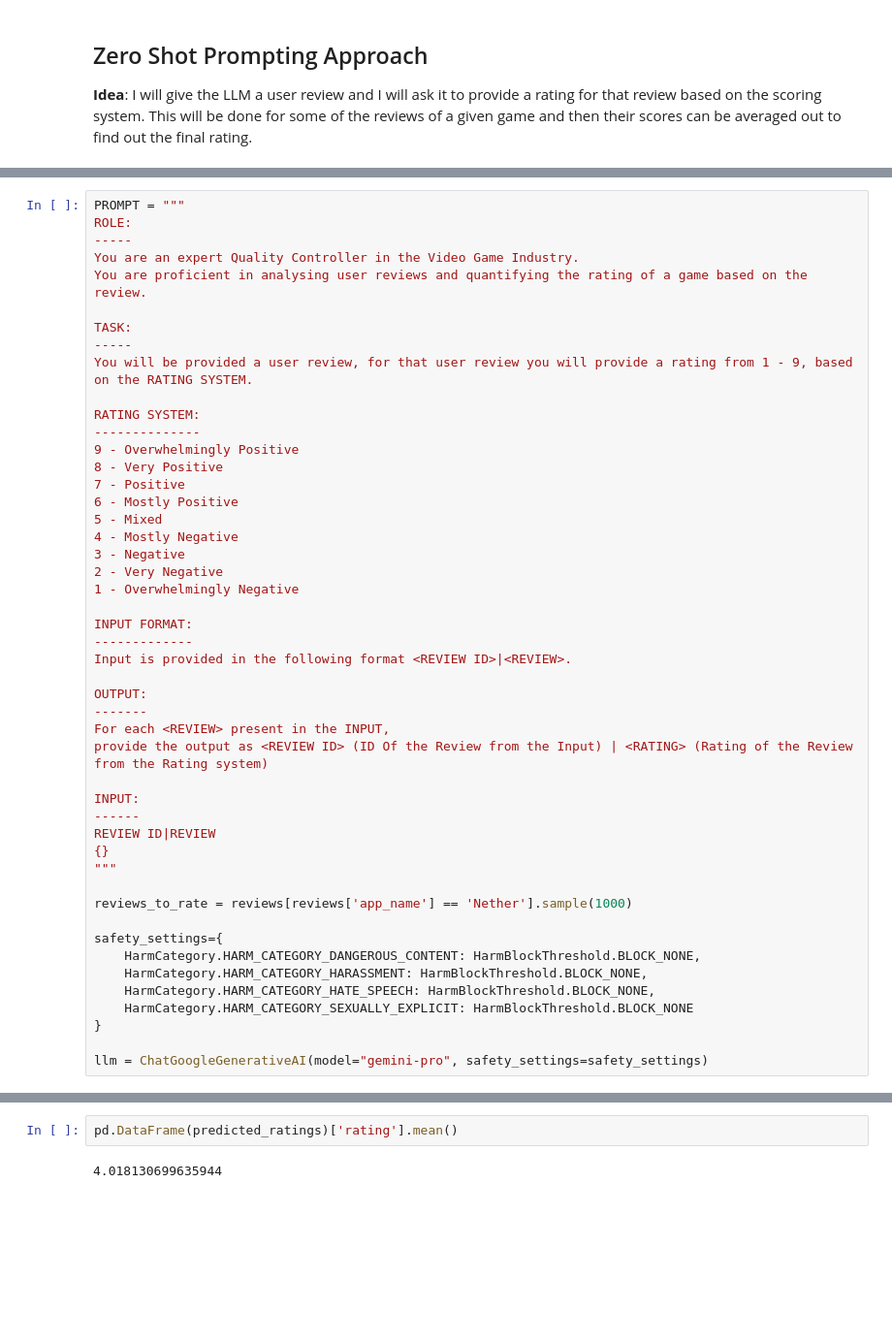
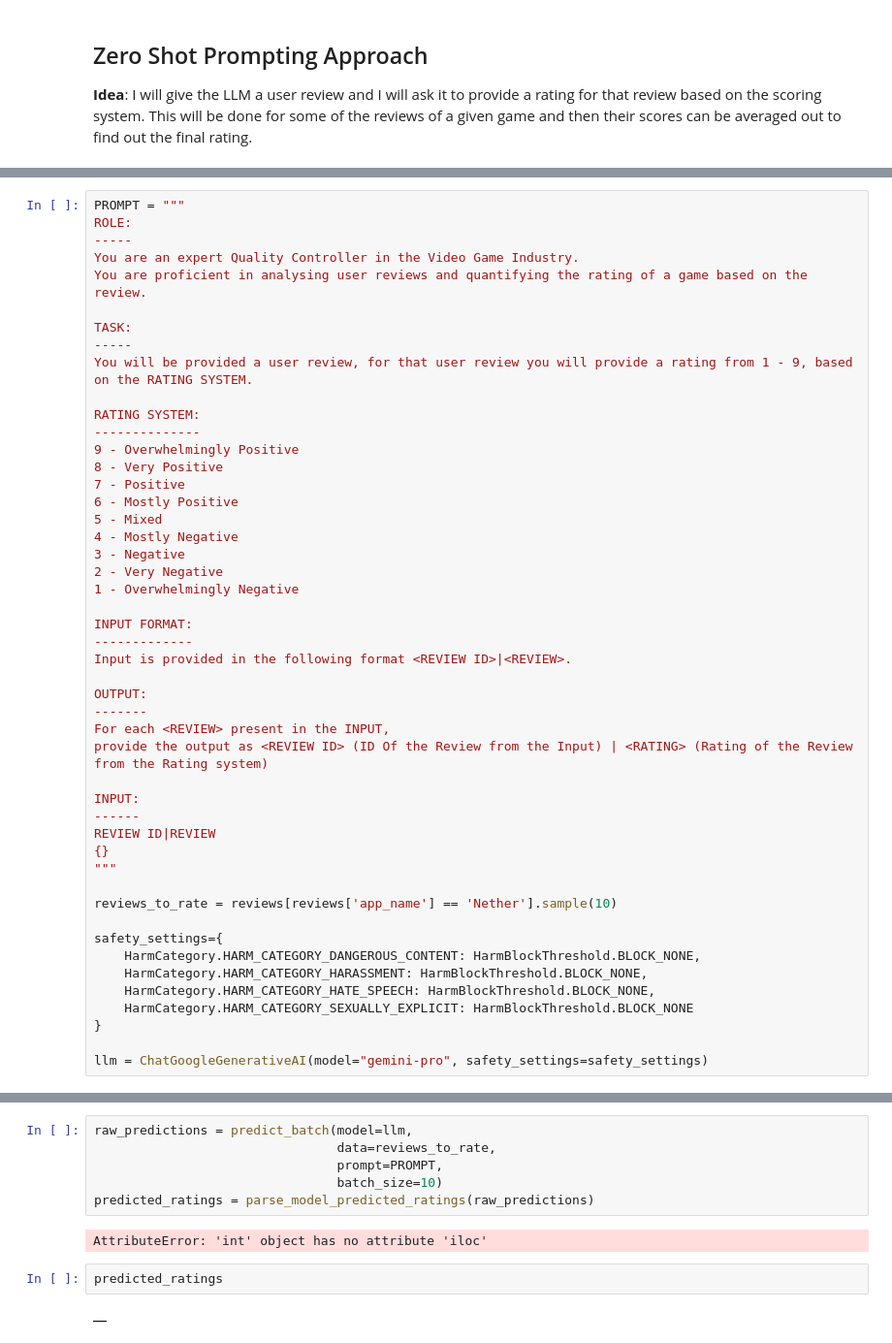
Before and after one commit to vimalsheoranifcp/llm_seminar_series, a Jupyter notebook: session_2/Prompt Engineering.ipynb, the cells around one changed output, grey strips where cells are left out. Shown at 97% size. Saved outputs shown, nothing was run; the diff lists cells and outputs as text; blank space fills up the shorter version.

Commit message:
Added utilities for calling model with batch inputs and parsing output.

```diff
--- a/session_2/Prompt Engineering.ipynb
+++ b/session_2/Prompt Engineering.ipynb
@@ -129,7 +131,7 @@ REVIEW ID|REVIEW
 {}
 """
 
-reviews_to_rate = reviews[reviews['app_name'] == 'Nether'].sample(1000)
+reviews_to_rate = reviews[reviews['app_name'] == 'Nether'].sample(10)
 
 safety_settings={
     HarmCategory.HARM_CATEGORY_DANGEROUS_CONTENT: HarmBlockThreshold.BLOCK_NONE,
@@ -167,4 +144,12 @@ for r in ratings:
-# %%
-pd.DataFrame(predicted_ratings)['rating'].mean()
-# %% [output]
-4.018130699635944
+# %%
+raw_predictions = predict_batch(model=llm,
+                                data=reviews_to_rate,
+                                prompt=PROMPT,
+                                batch_size=10)
+predicted_ratings = parse_model_predicted_ratings(raw_predictions)
+# %% [output]
+AttributeError: 'int' object has no attribute 'iloc'
+# %%
+predicted_ratings
+# %% [output]
+|  |
```
Also changed, not shown: parts of 3 cells of this notebook, 1 other file.
